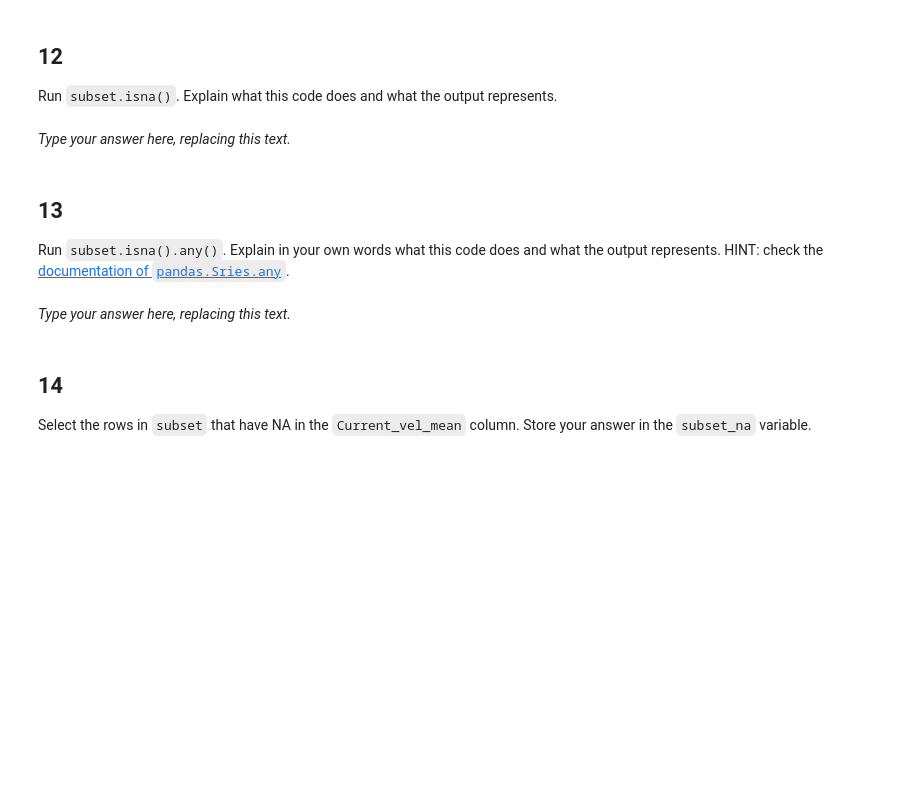
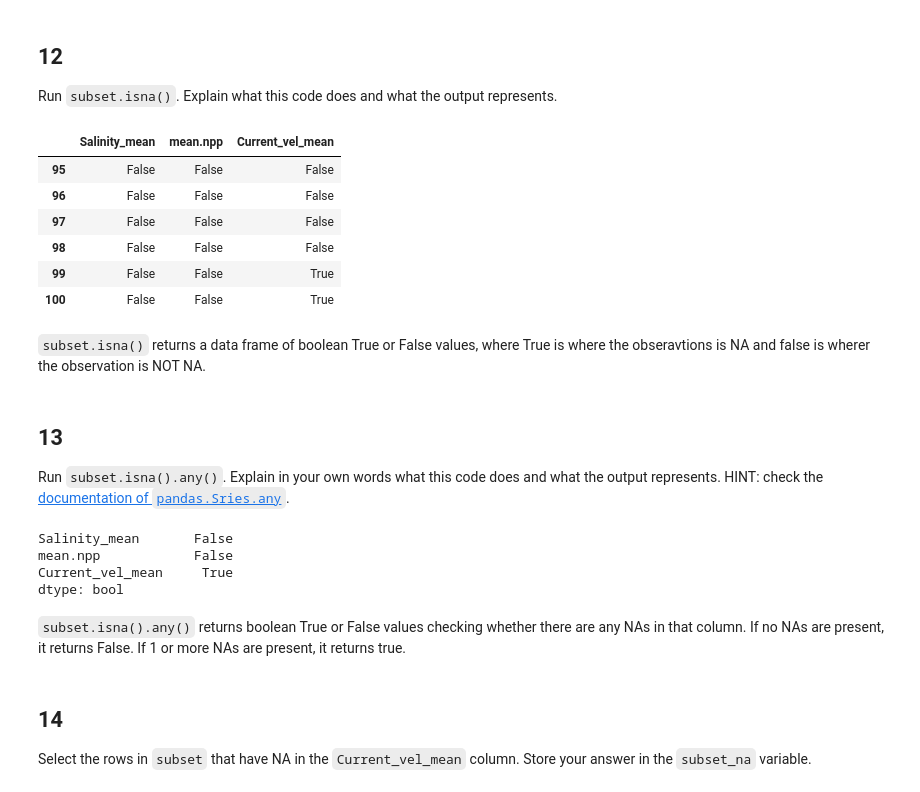
Before and after one commit to haylee360/eds220-hwk1, a Jupyter notebook: hwk1-task2-corals.ipynb, the cells around one changed output. Saved outputs shown, nothing was run; the diff lists cells and outputs as text; code cells hidden in the pictures; blank space fills up the shorter version.

```diff
--- a/hwk1-task2-corals.ipynb
+++ b/hwk1-task2-corals.ipynb
@@ -264,3 +264,5 @@ subset = ...
+# %%
+subset = coral_div.iloc[95:101, [16, 19, 27]]
 # %%
 # View the dataframe
 subset
@@ -270,8 +280,18 @@ subset
 ## 12
 
 Run `subset.isna()`. Explain what this code does and what the output represents.
-# %% [markdown]
-_Type your answer here, replacing this text._
+# %%
+subset.isna()
+# %% [output]
+|  | Salinity_mean | mean.npp | Current_vel_mean |
+| 95 | False | False | False |
+| 96 | False | False | False |
+| 97 | False | False | False |
+| 98 | False | False | False |
+| 99 | False | False | True |
+| 100 | False | False | True |
+# %% [markdown]
+`subset.isna()` returns a data frame of boolean True or False values, where True is where the obseravtions is NA and false is wherer the observation is NOT NA.
 # %% [markdown]
 <!-- END QUESTION -->
 
@@ -279,8 +299,15 @@ _Type your answer here, replacing this text._
 
 ## 13
 Run `subset.isna().any()`. Explain in your own words what this code does and what the output represents. HINT: check the [documentation of `pandas.Sries.any`](https://pandas.pydata.org/docs/reference/api/pandas.Series.any.html).
-# %% [markdown]
-_Type your answer here, replacing this text._
+# %%
+subset.isna().any()
+# %% [output]
+Salinity_mean       False
+mean.npp            False
+Current_vel_mean     True
+dtype: bool
+# %% [markdown]
+`subset.isna().any()` returns boolean True or False values checking whether there are any NAs in that column. If no NAs are present, it returns False. If 1 or more NAs are present, it returns true.
 # %% [markdown]
 <!-- END QUESTION -->
 
```
Also changed, not shown: parts of 6 cells of this notebook.
